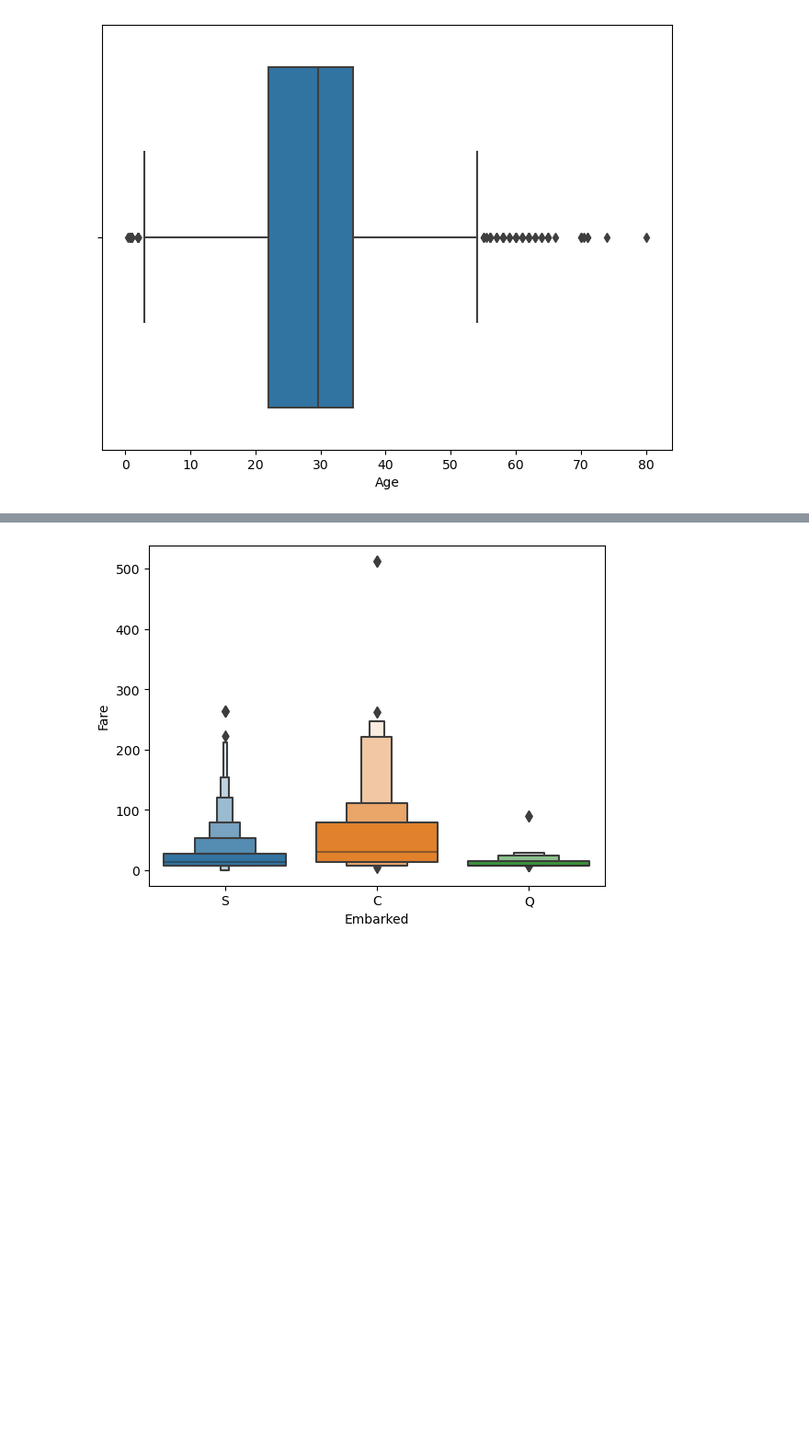
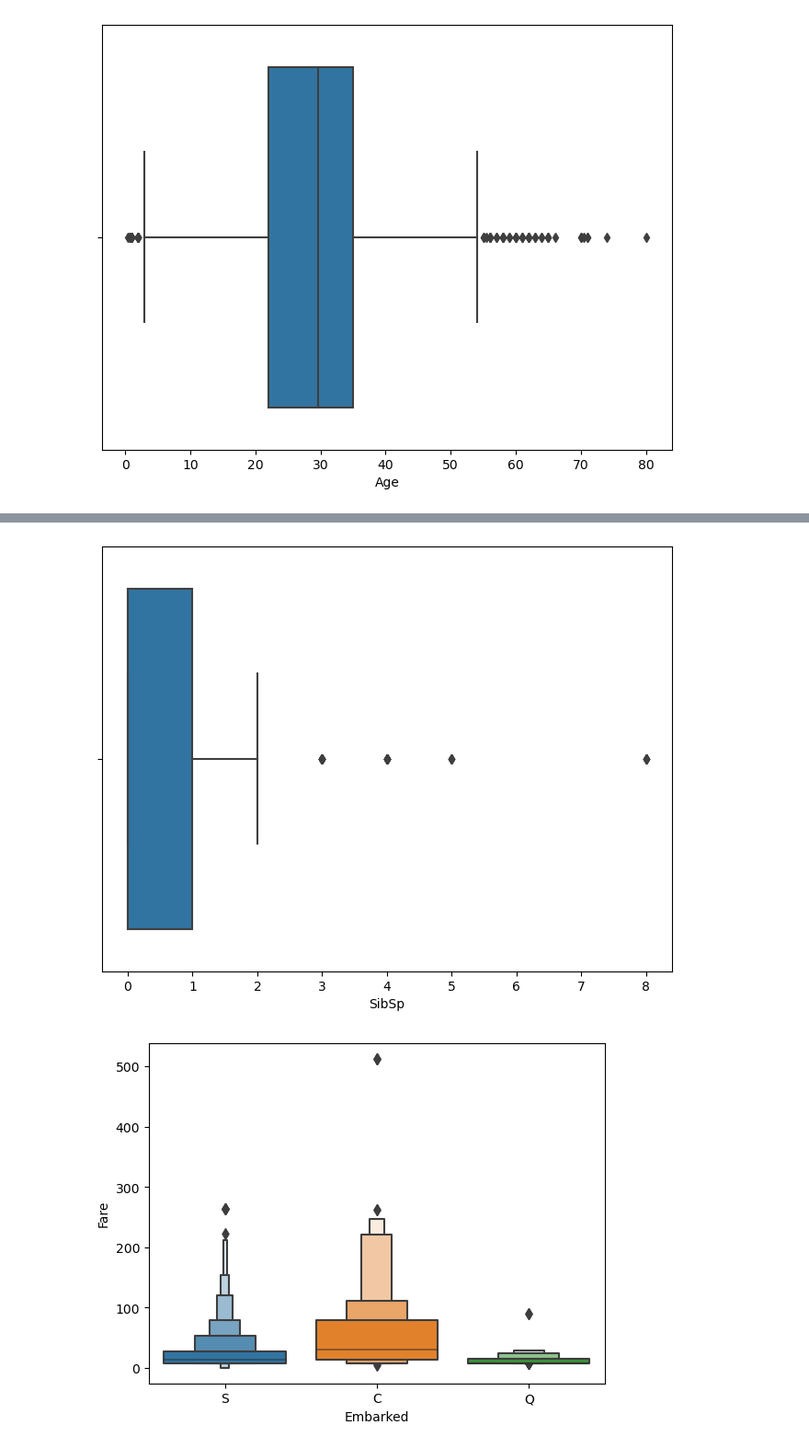
Before and after one commit to sreejayans/ictk, a Jupyter notebook: Assignment on preprocessing using titanic_dataset.ipynb, the cells around one changed output, grey strips where cells are left out. Shown: that part at 92% size. Drawn from its saved outputs; the diff is of its cells as text; code cells hidden in the pictures; blank space fills up the shorter version.

```diff
--- a/Assignment on preprocessing using titanic_dataset.ipynb
+++ b/Assignment on preprocessing using titanic_dataset.ipynb
@@ -269,3 +241,9 @@ UFuncTypeError: ufunc 'absolute' did not contain a loop with signature matching
+# %%
+plt.subplots(figsize=(8, 6))
+sns.boxplot(x=data['SibSp'])
+plt.show()
+# %% [output]
+[figure, added]
 # %%
 sns.boxenplot(y="Fare", x="Embarked", data=data)
 plt.show()
```
Also changed, not shown: parts of 24 cells of this notebook.
